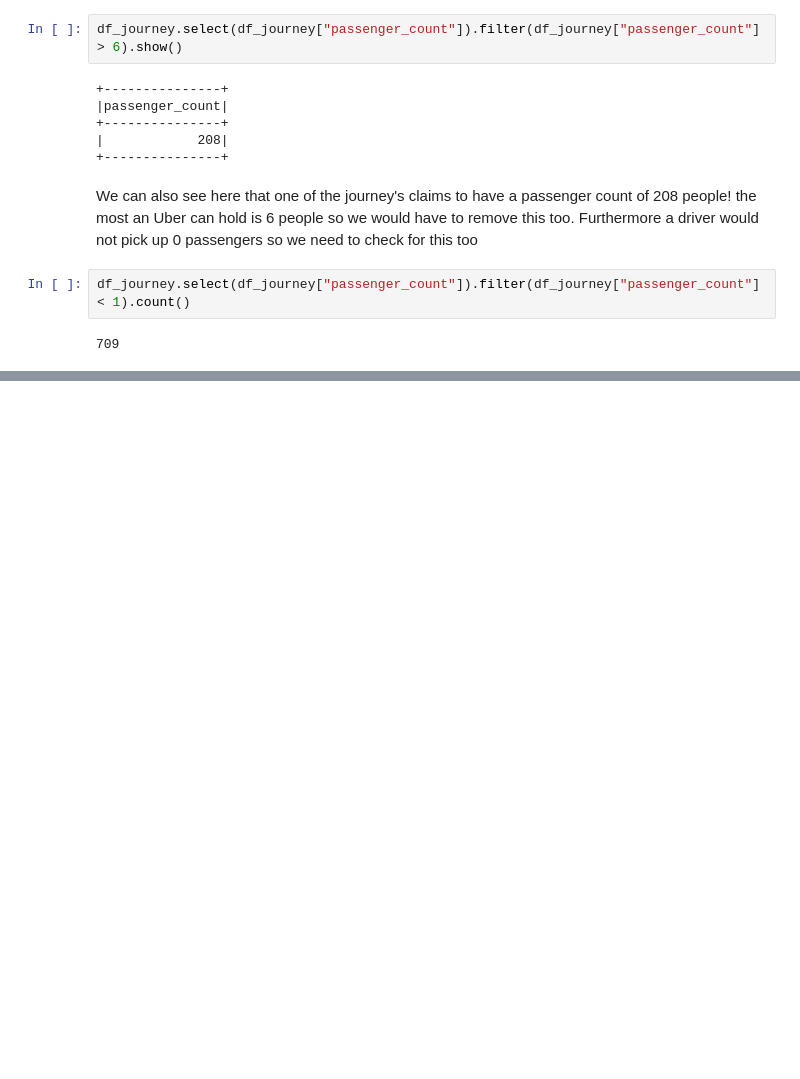
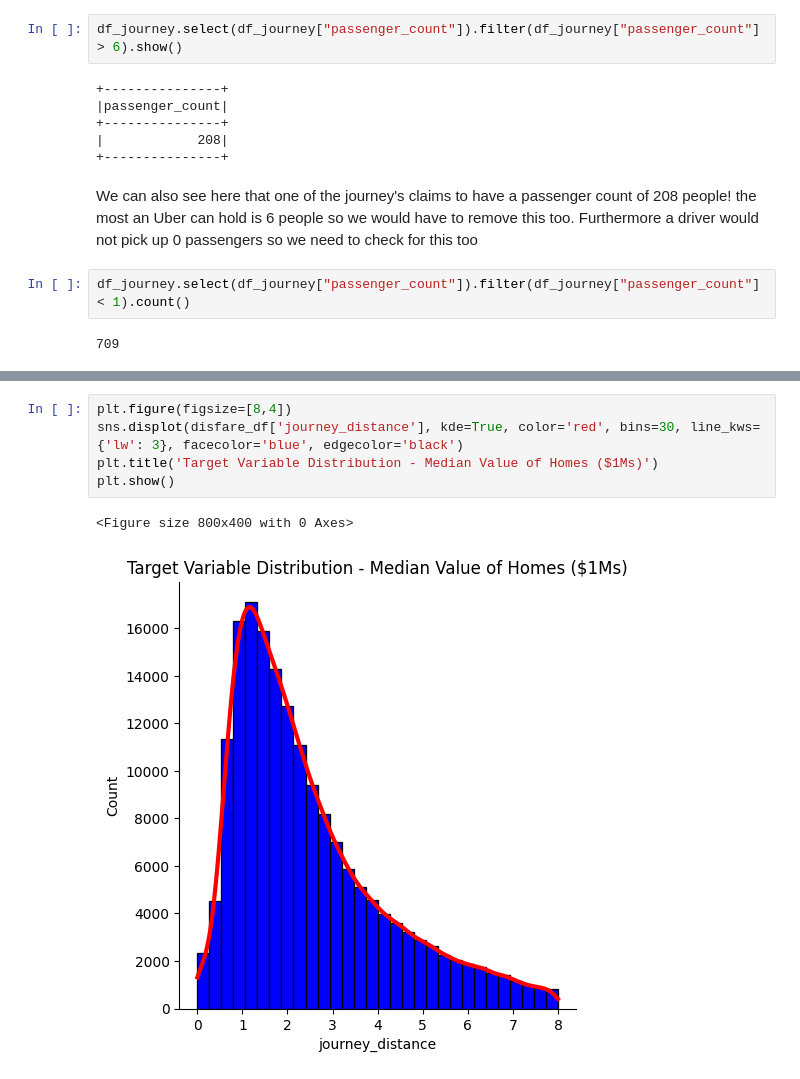
Before and after one commit to Eros-code/apache-spark-practice, a Jupyter notebook: uber-analysis.ipynb, the cells around one changed output, grey strips where cells are left out. Drawn from its saved outputs; the diff is of its cells as text; blank space fills up the shorter version.

```diff
--- a/uber-analysis.ipynb
+++ b/uber-analysis.ipynb
@@ -319,0 +373,8 @@ Text(0, 0.5, 'fare_amount')
+# %%
+plt.figure(figsize=[8,4])
+sns.displot(disfare_df['journey_distance'], kde=True, color='red', bins=30, line_kws={'lw': 3}, facecolor='blue', edgecolor='black')
+plt.title('Target Variable Distribution - Median Value of Homes ($1Ms)')
+plt.show()
+# %% [output]
+<Figure size 800x400 with 0 Axes>
+[figure, added]
```
Also changed, not shown: parts of 13 cells of this notebook.
